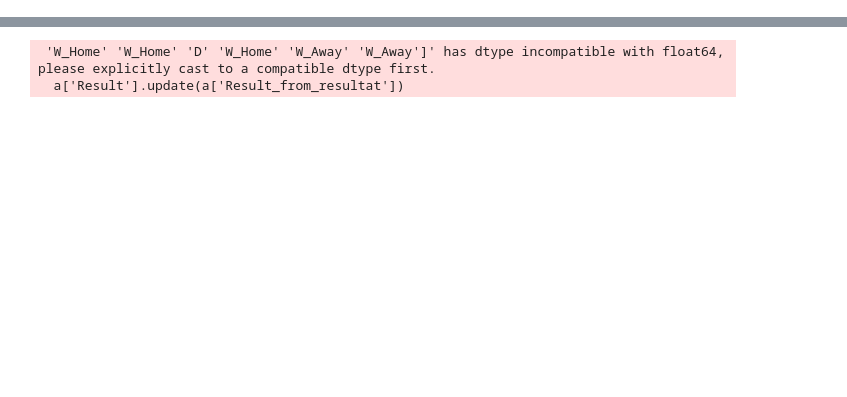
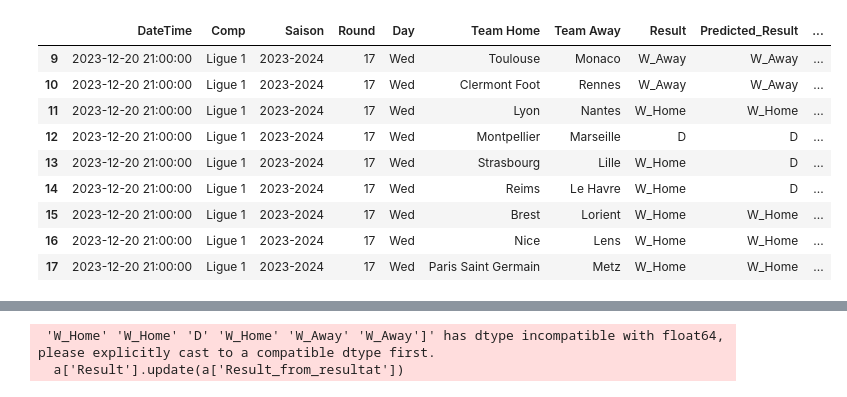
Before and after one commit to alexandreviard/Ligue1Predictor, a Jupyter notebook: Fbref_alex/test.ipynb, the cells around one changed output, grey strips where cells are left out. Drawn from its saved outputs; the diff is of its cells as text; code cells hidden in the pictures; blank space fills up the shorter version.

```diff
--- a/Fbref_alex/test.ipynb
+++ b/Fbref_alex/test.ipynb
@@ -8,3 +293,17 @@ C = pd.read_csv("/home/onyxia/work/Projet-python/Fbref_alex/recup_matchweek.csv"
+# %%
+a = pd.read_csv("/Users/alexandre/Downloads/python-ensae/Projet-python/Fbref_alex/results.csv", index_col=0)
+a[a["Round"]==17]
+# %% [output]
+|  | DateTime | Comp | Saison | Round | Day | Team Home | Team Away | Result | Predicted_Result | ... |
+| 9 | 2023-12-20 21:00:00 | Ligue 1 | 2023-2024 | 17 | Wed | Toulouse | Monaco | W_Away | W_Away | ... |
+| 10 | 2023-12-20 21:00:00 | Ligue 1 | 2023-2024 | 17 | Wed | Clermont Foot | Rennes | W_Away | W_Away | ... |
+| 11 | 2023-12-20 21:00:00 | Ligue 1 | 2023-2024 | 17 | Wed | Lyon | Nantes | W_Home | W_Home | ... |
+| 12 | 2023-12-20 21:00:00 | Ligue 1 | 2023-2024 | 17 | Wed | Montpellier | Marseille | D | D | ... |
+| 13 | 2023-12-20 21:00:00 | Ligue 1 | 2023-2024 | 17 | Wed | Strasbourg | Lille | W_Home | D | ... |
+| 14 | 2023-12-20 21:00:00 | Ligue 1 | 2023-2024 | 17 | Wed | Reims | Le Havre | W_Home | D | ... |
+| 15 | 2023-12-20 21:00:00 | Ligue 1 | 2023-2024 | 17 | Wed | Brest | Lorient | W_Home | W_Home | ... |
+| 16 | 2023-12-20 21:00:00 | Ligue 1 | 2023-2024 | 17 | Wed | Nice | Lens | W_Home | W_Home | ... |
+| 17 | 2023-12-20 21:00:00 | Ligue 1 | 2023-2024 | 17 | Wed | Paris Saint Germain | Metz | W_Home | W_Home | ... |
 # %%
 mapping_equipe = {
     'Nimes': 'Nîmes',
```
Also changed, not shown: parts of 14 cells of this notebook, 4 other files.
